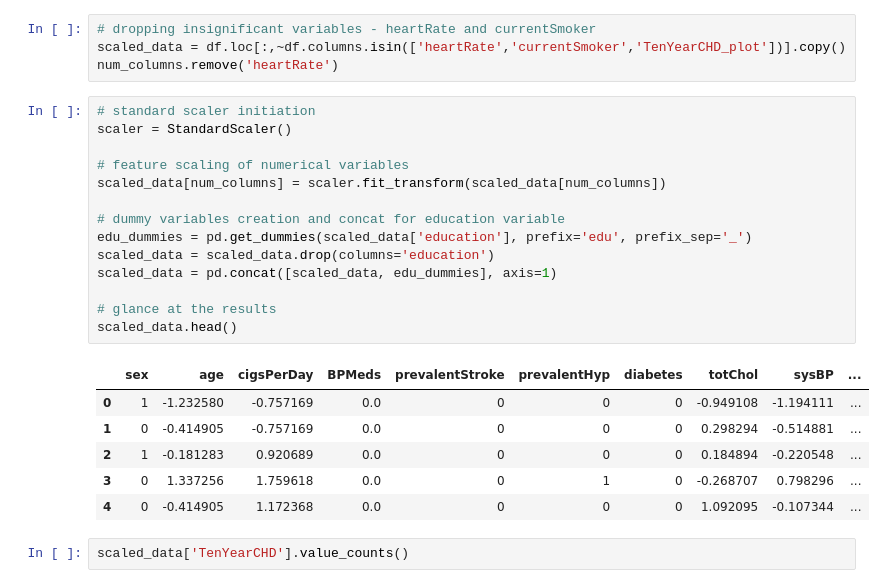
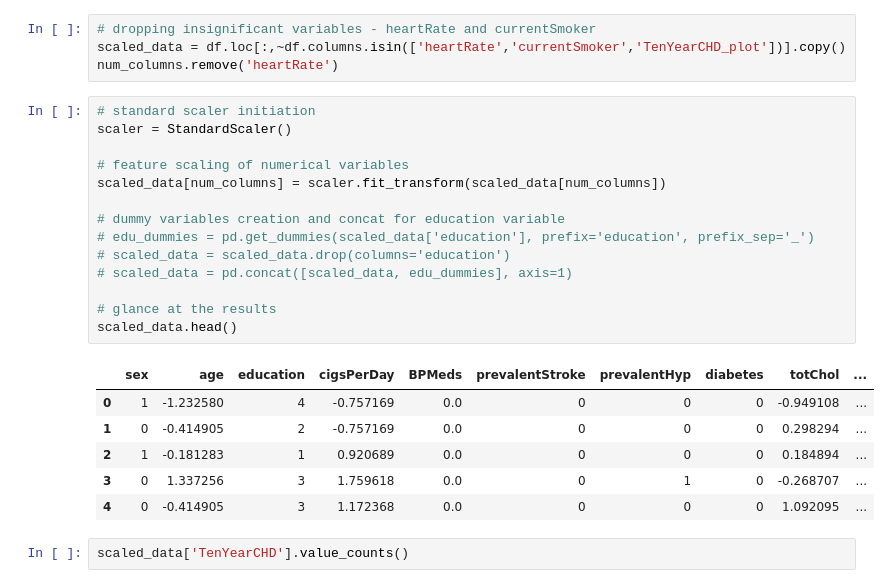
Before and after one commit to infoshareacademy/jdszr16-random-forest-rangers, a Jupyter notebook: Heart diseases prediction.ipynb, the cells around one changed output. Saved outputs shown, nothing was run; the diff lists cells and outputs as text.

```diff
--- a/Heart diseases prediction.ipynb
+++ b/Heart diseases prediction.ipynb
@@ -872,24 +872,24 @@ num_columns.remove('heartRate')
 # %%
 # standard scaler initiation
 scaler = StandardScaler()
 
 # feature scaling of numerical variables
 scaled_data[num_columns] = scaler.fit_transform(scaled_data[num_columns])
 
 # dummy variables creation and concat for education variable
-edu_dummies = pd.get_dummies(scaled_data['education'], prefix='edu', prefix_sep='_')
-scaled_data = scaled_data.drop(columns='education')
-scaled_data = pd.concat([scaled_data, edu_dummies], axis=1)
+# edu_dummies = pd.get_dummies(scaled_data['education'], prefix='education', prefix_sep='_')
+# scaled_data = scaled_data.drop(columns='education')
+# scaled_data = pd.concat([scaled_data, edu_dummies], axis=1)
 
 # glance at the results
 scaled_data.head()
 # %% [output]
-|  | sex | age | cigsPerDay | BPMeds | prevalentStroke | prevalentHyp | diabetes | totChol | sysBP | ... |
-| 0 | 1 | -1.232580 | -0.757169 | 0.0 | 0 | 0 | 0 | -0.949108 | -1.194111 | ... |
-| 1 | 0 | -0.414905 | -0.757169 | 0.0 | 0 | 0 | 0 | 0.298294 | -0.514881 | ... |
-| 2 | 1 | -0.181283 | 0.920689 | 0.0 | 0 | 0 | 0 | 0.184894 | -0.220548 | ... |
-| 3 | 0 | 1.337256 | 1.759618 | 0.0 | 0 | 1 | 0 | -0.268707 | 0.798296 | ... |
-| 4 | 0 | -0.414905 | 1.172368 | 0.0 | 0 | 0 | 0 | 1.092095 | -0.107344 | ... |
+|  | sex | age | education | cigsPerDay | BPMeds | prevalentStroke | prevalentHyp | diabetes | totChol | ... |
+| 0 | 1 | -1.232580 | 4 | -0.757169 | 0.0 | 0 | 0 | 0 | -0.949108 | ... |
+| 1 | 0 | -0.414905 | 2 | -0.757169 | 0.0 | 0 | 0 | 0 | 0.298294 | ... |
+| 2 | 1 | -0.181283 | 1 | 0.920689 | 0.0 | 0 | 0 | 0 | 0.184894 | ... |
+| 3 | 0 | 1.337256 | 3 | 1.759618 | 0.0 | 0 | 1 | 0 | -0.268707 | ... |
+| 4 | 0 | -0.414905 | 3 | 1.172368 | 0.0 | 0 | 0 | 0 | 1.092095 | ... |
 # %%
 scaled_data['TenYearCHD'].value_counts()
 # %% [output]
```
Also changed, not shown: parts of 12 cells of this notebook, 1 other file.
